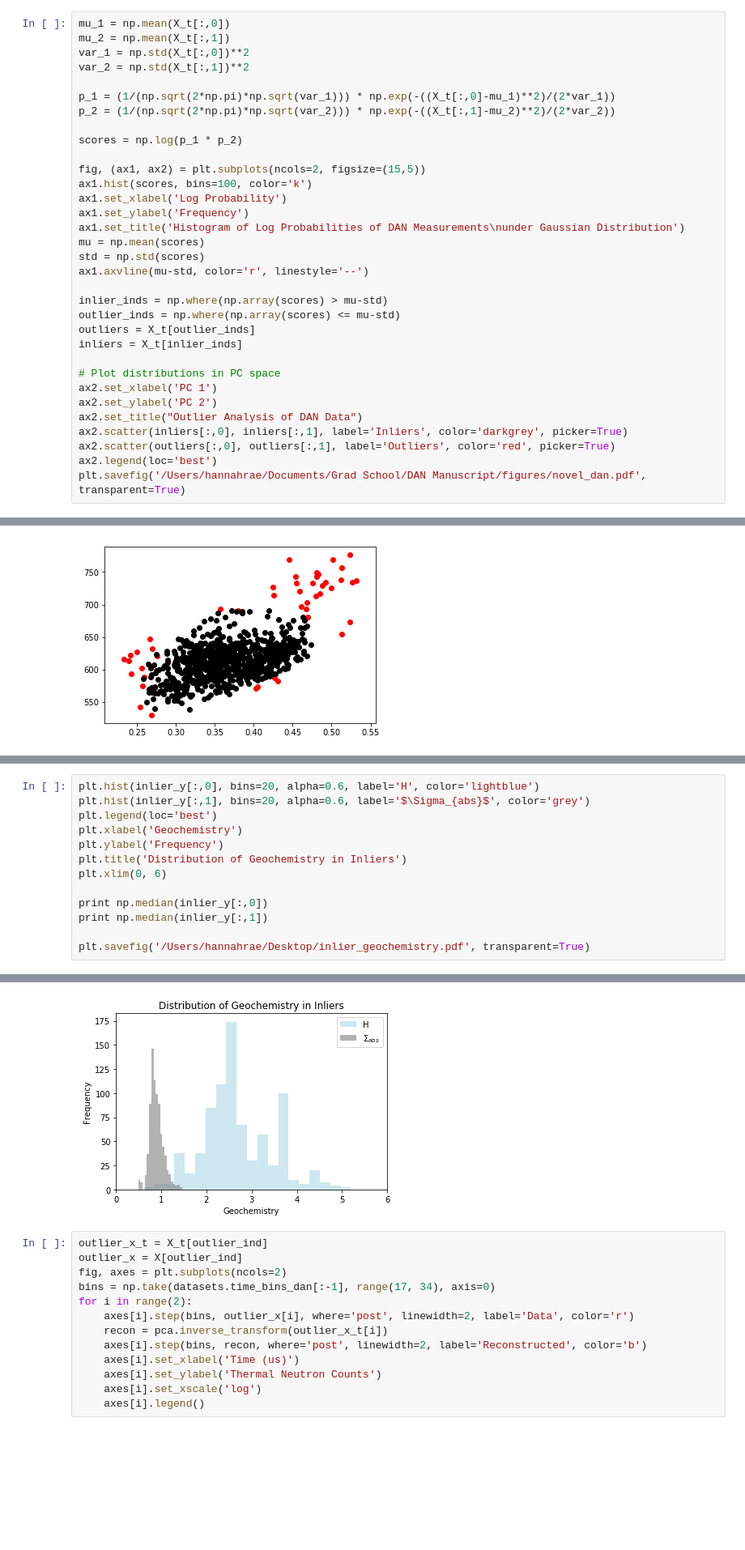
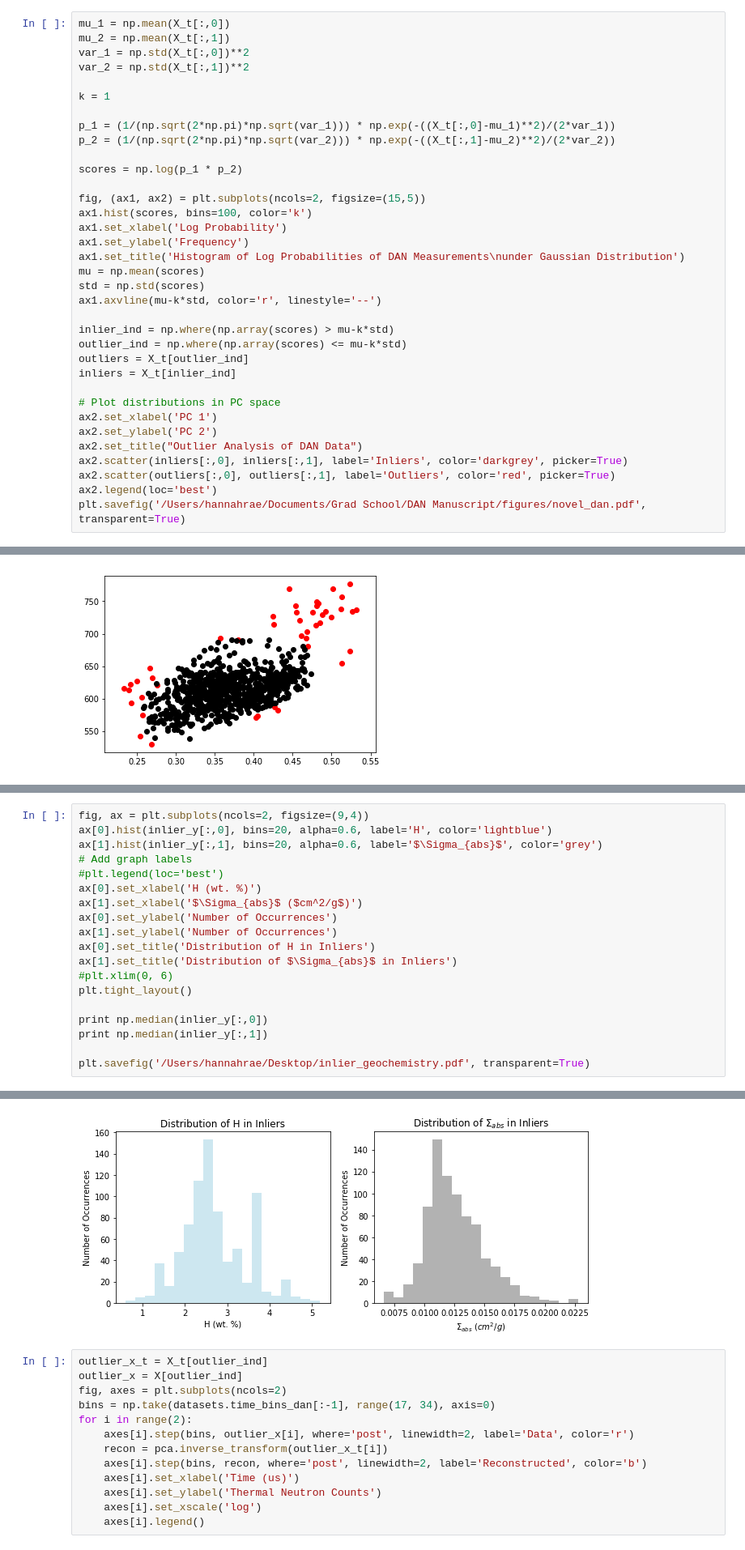
Before and after one commit to hannah-rae/dan_analysis, a Jupyter notebook: outlier_detection.ipynb, the cells around one changed output, grey strips where cells are left out. Shown: that part at 81% size. Saved outputs shown, nothing was run; the diff lists cells and outputs as text; blank space fills up the shorter version.

```diff
--- a/outlier_detection.ipynb
+++ b/outlier_detection.ipynb
@@ -60,6 +60,8 @@ mu_1 = np.mean(X_t[:,0])
 mu_2 = np.mean(X_t[:,1])
 var_1 = np.std(X_t[:,0])**2
 var_2 = np.std(X_t[:,1])**2
+
+k = 1
 
 p_1 = (1/(np.sqrt(2*np.pi)*np.sqrt(var_1))) * np.exp(-((X_t[:,0]-mu_1)**2)/(2*var_1))
 p_2 = (1/(np.sqrt(2*np.pi)*np.sqrt(var_2))) * np.exp(-((X_t[:,1]-mu_2)**2)/(2*var_2))
@@ -73,12 +75,12 @@ ax1.set_ylabel('Frequency')
 ax1.set_title('Histogram of Log Probabilities of DAN Measurements\nunder Gaussian Distribution')
 mu = np.mean(scores)
 std = np.std(scores)
-ax1.axvline(mu-std, color='r', linestyle='--')
+ax1.axvline(mu-k*std, color='r', linestyle='--')
 
-inlier_inds = np.where(np.array(scores) > mu-std)
-outlier_inds = np.where(np.array(scores) <= mu-std)
-outliers = X_t[outlier_inds]
-inliers = X_t[inlier_inds]
+inlier_ind = np.where(np.array(scores) > mu-k*std)
+outlier_ind = np.where(np.array(scores) <= mu-k*std)
+outliers = X_t[outlier_ind]
+inliers = X_t[inlier_ind]
 
 # Plot distributions in PC space
 ax2.set_xlabel('PC 1')
@@ -221,11 +228,17 @@ plt.savefig('/Users/hannahrae/Desktop/outlier_geochemistry.pdf', transparent=Tru
 # %%
-plt.hist(inlier_y[:,0], bins=20, alpha=0.6, label='H', color='lightblue')
-plt.hist(inlier_y[:,1], bins=20, alpha=0.6, label='$\Sigma_{abs}$', color='grey')
-plt.legend(loc='best')
-plt.xlabel('Geochemistry')
-plt.ylabel('Frequency')
-plt.title('Distribution of Geochemistry in Inliers')
-plt.xlim(0, 6)
+fig, ax = plt.subplots(ncols=2, figsize=(9,4))
+ax[0].hist(inlier_y[:,0], bins=20, alpha=0.6, label='H', color='lightblue')
+ax[1].hist(inlier_y[:,1], bins=20, alpha=0.6, label='$\Sigma_{abs}$', color='grey')
+# Add graph labels
+#plt.legend(loc='best')
+ax[0].set_xlabel('H (wt. %)')
+ax[1].set_xlabel('$\Sigma_{abs}$ ($cm^2/g$)')
+ax[0].set_ylabel('Number of Occurrences')
+ax[1].set_ylabel('Number of Occurrences')
+ax[0].set_title('Distribution of H in Inliers')
+ax[1].set_title('Distribution of $\Sigma_{abs}$ in Inliers')
+#plt.xlim(0, 6)
+plt.tight_layout()
 
 print np.median(inlier_y[:,0])
 print np.median(inlier_y[:,1])
@@ -237,4 +250,4 @@ plt.savefig('/Users/hannahrae/Desktop/inlier_geochemistry.pdf', transparent=True
-[figure, old version]
+[figure, new version]
 # %%
 outlier_x_t = X_t[outlier_ind]
 outlier_x = X[outlier_ind]
```
Also changed, not shown: parts of 15 cells of this notebook, 3 other files.
